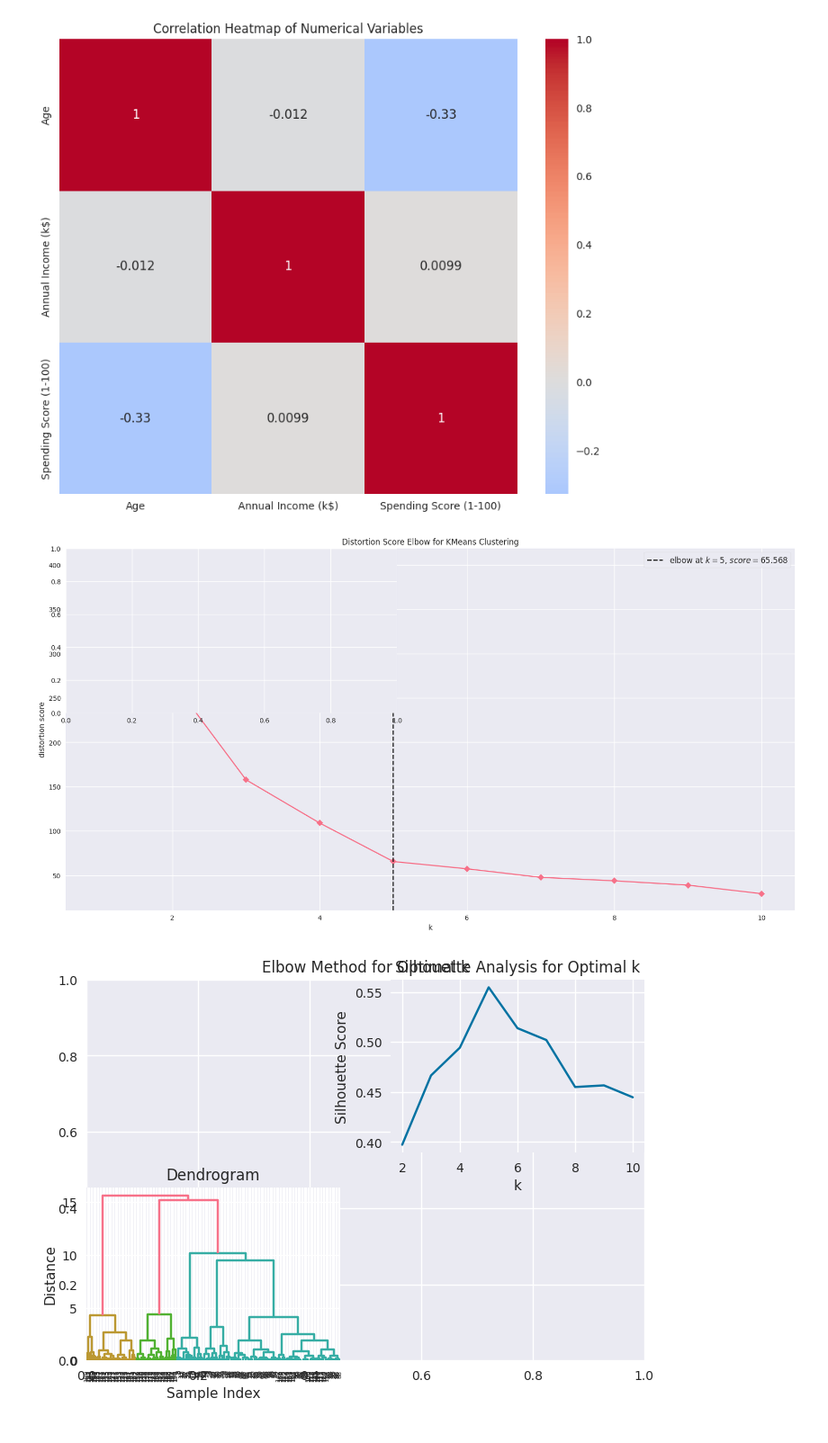
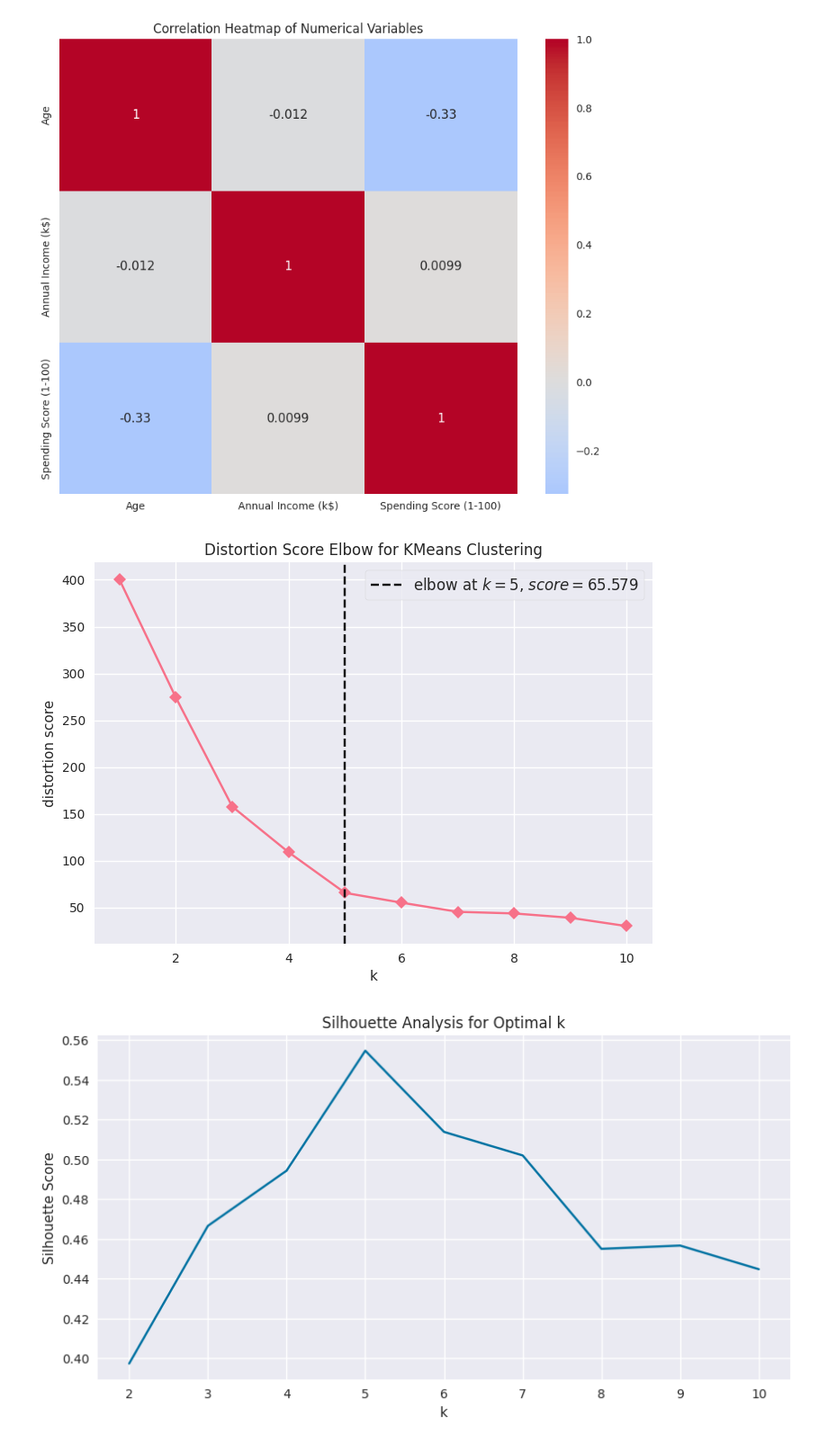
Before and after one commit to MarcoSantos2/customer-segmentation-using-retail-data, a Jupyter notebook: jupyter.ipynb, the cells around one changed output. Shown at 90% size. Saved outputs shown, nothing was run; the diff lists cells and outputs as text; code cells hidden in the pictures.

```diff
--- a/jupyter.ipynb
+++ b/jupyter.ipynb
@@ -160,15 +157,12 @@ plt.show()
 [figure]
 # %%
 # Prepare the features for clustering
-# We'll use Annual Income and Spending Score as our main features
+# I'll use Annual Income and Spending Score as our main features
 X = df[['Annual Income (k$)', 'Spending Score (1-100)']].values
 
 # Scale the features
 scaler = StandardScaler()
 X_scaled = scaler.fit_transform(X)
-
-# Create a figure for our analysis
-plt.figure(figsize=(20, 10))
 
 # 1. K-Means Analysis
 # Use elbow method to find optimal k
@@ -176,12 +170,10 @@ model = KMeans()
 visualizer = KElbowVisualizer(model, k=(1,11), metric='distortion', timings=False)
 visualizer.fit(X_scaled)
 optimal_k = visualizer.elbow_value_
-
-plt.subplot(2, 2, 1)
 visualizer.show()
-plt.title('Elbow Method for Optimal k')
 
 # Silhouette Analysis
+plt.figure(figsize=(10, 5))
 silhouette_scores = []
 K = range(2, 11)
 for k in K:
@@ -190,23 +182,23 @@ for k in K:
     score = silhouette_score(X_scaled, kmeans.labels_)
     silhouette_scores.append(score)
 
-plt.subplot(2, 2, 2)
 plt.plot(K, silhouette_scores, 'bx-')
 plt.xlabel('k')
 plt.ylabel('Silhouette Score')
 plt.title('Silhouette Analysis for Optimal k')
+plt.show()
+
+# 2. Hierarchical Clustering Analysis
+# Create dendrogram
+plt.figure(figsize=(10, 5))
+dendrogram(linkage(X_scaled, method='ward'))
+plt.title('Dendrogram')
+plt.ylabel('Distance')
+plt.show()
 
 # Fit K-Means with optimal k
 kmeans = KMeans(n_clusters=optimal_k, random_state=42)
 kmeans_labels = kmeans.fit_predict(X_scaled)
-
-# 2. Hierarchical Clustering Analysis
-# Create dendrogram
-plt.subplot(2, 2, 3)
-dendrogram = dendrogram(linkage(X_scaled, method='ward'))
-plt.title('Dendrogram')
-plt.xlabel('Sample Index')
-plt.ylabel('Distance')
 
 # Fit Hierarchical Clustering with the same number of clusters as K-Means
 hierarchical = AgglomerativeClustering(n_clusters=optimal_k)
@@ -224,32 +216,32 @@ plt.title('K-Means Clustering Results')
 plt.colorbar(scatter)
 
 # Hierarchical clustering results
 plt.subplot(1, 2, 2)
 scatter = plt.scatter(X[:, 0], X[:, 1], c=hierarchical_labels, cmap='viridis')
 plt.xlabel('Annual Income (k$)')
 plt.ylabel('Spending Score (1-100)')
 plt.title('Hierarchical Clustering Results')
 plt.colorbar(scatter)
 
 plt.tight_layout()
 plt.show()
 
 # Compare the clustering results
 print("\nClustering Comparison:")
 print(f"K-Means Silhouette Score: {silhouette_score(X_scaled, kmeans_labels):.3f}")
 print(f"Hierarchical Clustering Silhouette Score: {silhouette_score(X_scaled, hierarchical_labels):.3f}")
 
 # Analyze cluster characteristics
 kmeans_df = df.copy()
 kmeans_df['Cluster'] = kmeans_labels
 
 print("\nK-Means Cluster Characteristics:")
 print(kmeans_df.groupby('Cluster').agg({
     'Annual Income (k$)': ['mean', 'min', 'max'],
     'Spending Score (1-100)': ['mean', 'min', 'max'],
     'Age': 'mean',
     'Gender': lambda x: x.value_counts().index[0]  # most common gender
 }).round(2))
 # %% [output]
-[figure, old version]
+[figure, new version]
-[figure, old version]
+[figure, new version]
```
Also changed, not shown: parts of 6 cells of this notebook.
